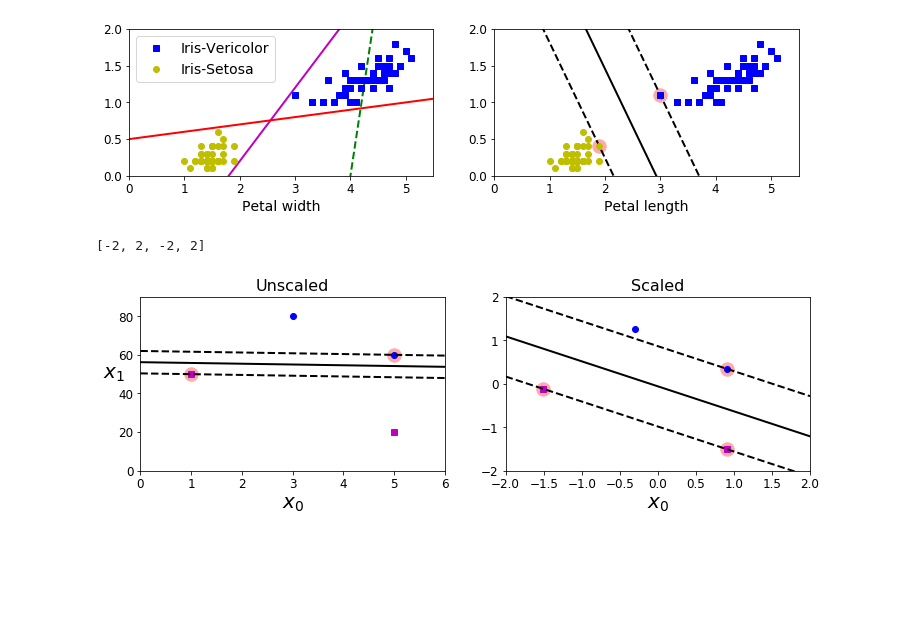
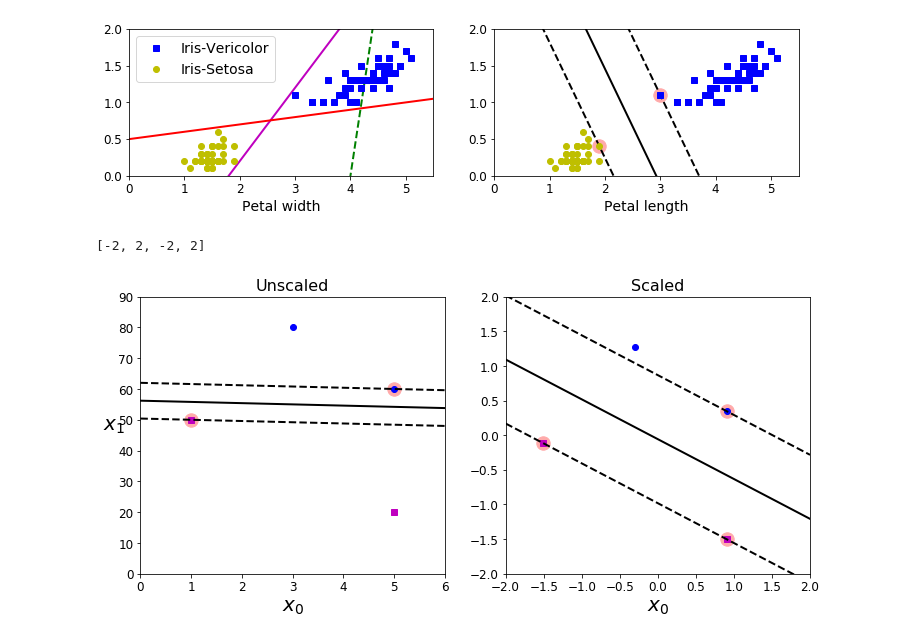
Before and after one commit to bartezz32/tensorflow-anaconda, a Jupyter notebook: chapter5/SVM.ipynb, the cells around one changed output. Saved outputs shown, nothing was run; the diff lists cells and outputs as text; code cells hidden in the pictures; blank space fills up the shorter version.

```diff
--- a/chapter5/SVM.ipynb
+++ b/chapter5/SVM.ipynb
@@ -84,31 +84,31 @@ plt.show()
 # %%
 Xs = np.array([[1, 50],[5,20], [3,80],[5,60]]).astype(np.float64)
 ys = np.array([0,0,1,1])
 svm_clf = SVC(kernel="linear",C=100)
 svm_clf.fit(Xs,ys)
 
-plt.figure(figsize=(12,3.2))
+plt.figure(figsize=(12,5.1))
 plt.subplot(121)
 plt.plot(Xs[:,0][ys==1],Xs[:,1][ys==1],"bo")
 plt.plot(Xs[:,0][ys==0],Xs[:,1][ys==0],"ms")
 plot_svc_decision_boundary(svm_clf, 0, 6)
 plt.xlabel("$x_0$",fontsize=20)
 plt.ylabel("$x_1$",fontsize=20, rotation=0)
 plt.title("Unscaled", fontsize=16)
 plt.axis([0, 6, 0, 90])
 
 from sklearn.preprocessing import StandardScaler
 scaler = StandardScaler()
 X_scaled = scaler.fit_transform(Xs)
 svm_clf.fit(X_scaled, ys)
 
 plt.subplot(122)
 plt.plot(X_scaled[:,0][ys==1], X_scaled[:, 1][ys==1],"bo")
 plt.plot(X_scaled[:,0][ys==0], X_scaled[:, 1][ys==0],"ms")
 plot_svc_decision_boundary(svm_clf, -2, 2)
 plt.xlabel("$x_0$",fontsize=20)
 plt.title("Scaled",fontsize=16)
 plt.axis([-2, 2, -2, 2])
 # %% [output]
 [-2, 2, -2, 2]
-[figure, old version]
+[figure, new version]
```
Also changed, not shown: parts of 1 cell of this notebook.
